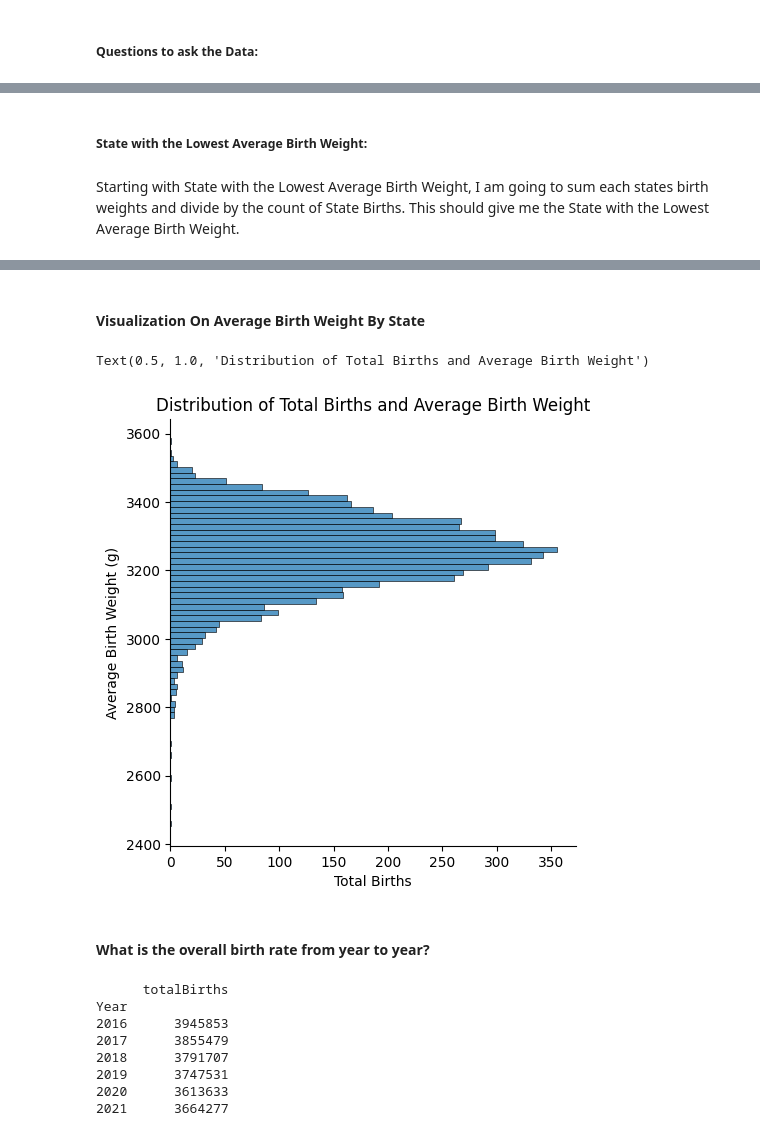
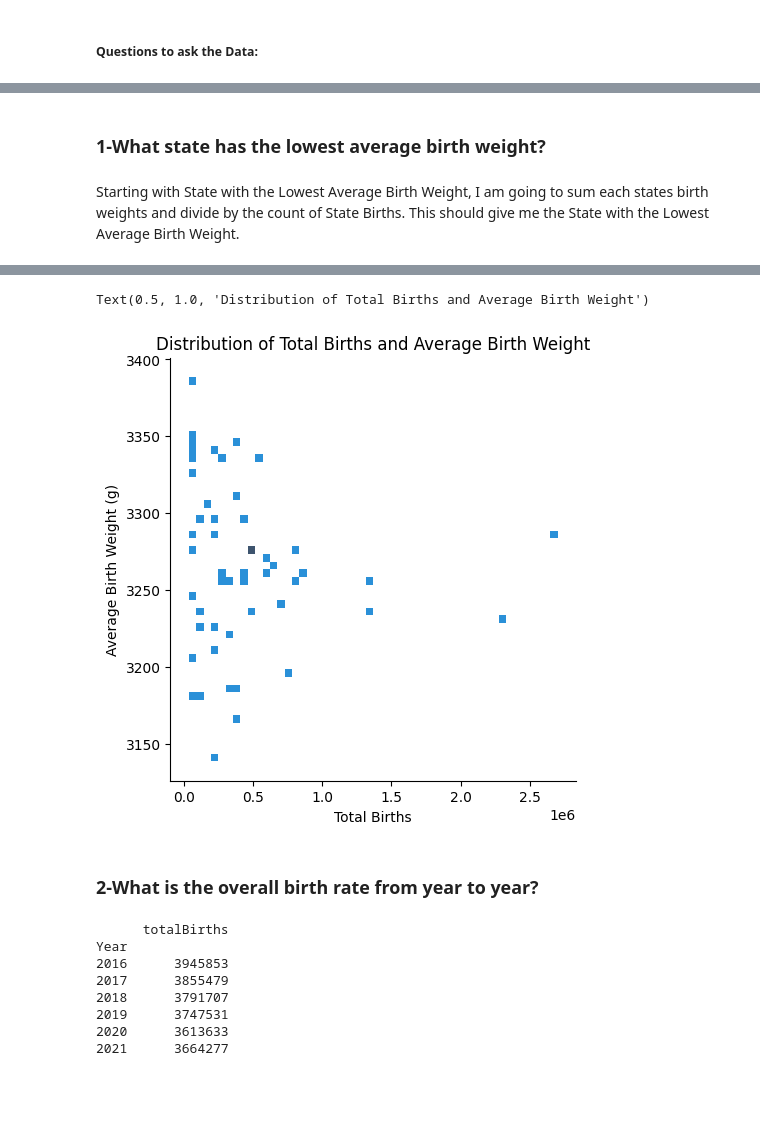
Before and after one commit to jLucas121/ISDA111, a Jupyter notebook: UsBirths.ipynb, the cells around one changed output, grey strips where cells are left out. Drawn from its saved outputs; the diff is of its cells as text; code cells hidden in the pictures; blank space fills up the shorter version.

Commit message:
Update - 20241126
Fixed formatting issues in markdown sections.
Finished the code and visualization for question #3.

```diff
--- a/UsBirths.ipynb
+++ b/UsBirths.ipynb
@@ -90,5 +90,5 @@ memory usage: 386.6+ KB
-# %% [markdown]
-##### State with the Lowest Average Birth Weight:
+# %% [markdown]
+### 1-What state has the lowest average birth weight?
 # %% [markdown]
 Starting with State with the Lowest Average Birth Weight, I am going to sum each states birth weights and divide by the count of State Births. This should give me the State with the Lowest Average Birth Weight.
 # %%
@@ -138,19 +138,17 @@ The lowest average birth weight:  3138.525623775905
 State with the lowest average birth weight:  Mississippi
 The highest average birth weight:  3388.6324563727276
 State with the highest average birth weight:  Alaska
-# %% [markdown]
-#### Visualization On Average Birth Weight By State
 # %%
-sns.displot(data, y = 'Average Birth Weight (g)', kind = "hist" )
+sns.displot(result, x = 'totalBirths' ,  y = 'Average Birth Weight (g)', kind = "hist", bins = 50 )
 
 plt.xlabel('Total Births')
 plt.ylabel('Average Birth Weight (g)')
 plt.title('Distribution of Total Births and Average Birth Weight')
 # %% [output]
 Text(0.5, 1.0, 'Distribution of Total Births and Average Birth Weight')
-[figure, old version]
+[figure, new version]
 # %% [markdown]
-#### What is the overall birth rate from year to year?
+### 2-What is the overall birth rate from year to year?
 # %%
 count_YearlyBirths = data.groupby('Year').agg(
     totalBirths = ('Number of Births', 'sum')
```
Also changed, not shown: parts of 7 cells of this notebook.
